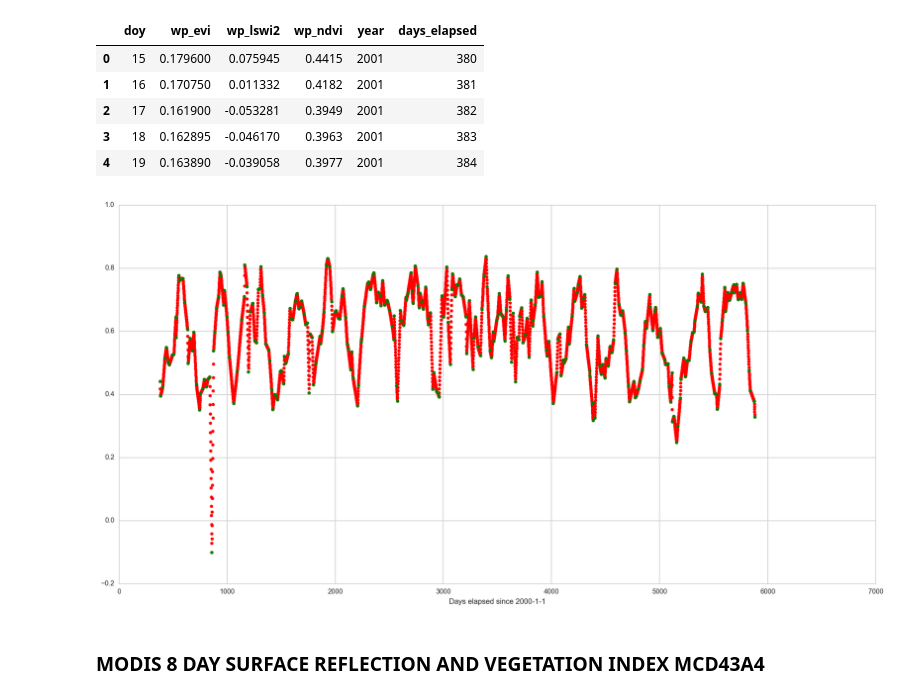
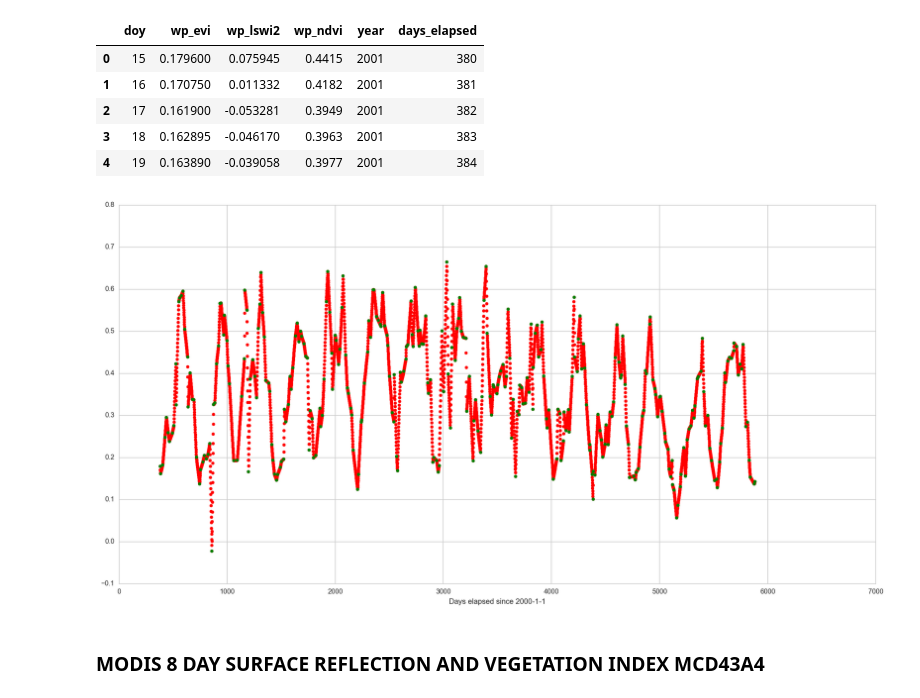
Before and after one commit to bsuper/biomet, a Jupyter notebook: notebooks/plot_interpolation.ipynb, the cells around one changed output. Drawn from its saved outputs; the diff is of its cells as text; code cells hidden in the pictures.

```diff
--- a/notebooks/plot_interpolation.ipynb
+++ b/notebooks/plot_interpolation.ipynb
@@ -98,7 +98,7 @@ Processing ../data/MODIS/2016-04-20-US-Tw1-MOD13Q1.csv...
 | 3 | 58 | 0.2479 | 0.090129 | 0.5155 | 2001 | 423 |
 | 4 | 72 | 0.2956 | 0.049877 | 0.5489 | 2001 | 437 |
 # %%
-df_srvi_interpolated = utils.process_modis_reflectance_veg_index(WESTPOND_REFL_VEG_IDX, prefix="wp", interpolate_missing=True, method='linear', order=1)
+df_srvi_interpolated = utils.process_modis_reflectance_veg_index(WESTPOND_REFL_VEG_IDX, prefix="wp", interpolate_missing=True, method='linear', order=5)
 df_srvi_interpolated["days_elapsed"] = utils.create_days_elapsed_series(df_srvi_interpolated["year"], df_srvi_interpolated["doy"])
 df_srvi_interpolated.head()
 # %% [output]
@@ -110,12 +110,12 @@ Processing ../data/MODIS/2016-04-20-US-Tw1-MOD13Q1.csv...
 | 3 | 18 | 0.162895 | -0.046170 | 0.3963 | 2001 | 383 |
 | 4 | 19 | 0.163890 | -0.039058 | 0.3977 | 2001 | 384 |
 # %%
-plt.scatter(df_srvi_interpolated["days_elapsed"], df_srvi_interpolated["wp_ndvi"], color="red")
-plt.scatter(df_srvi["days_elapsed"], df_srvi["wp_ndvi"], color="green")
+plt.scatter(df_srvi_interpolated["days_elapsed"], df_srvi_interpolated["wp_evi"], color="red")
+plt.scatter(df_srvi["days_elapsed"], df_srvi["wp_evi"], color="green")
 plt.xlabel("Days elapsed since 2000-1-1")
 plt.show()
 # %% [output]
-[figure, old version]
+[figure, new version]
 # %% [markdown]
 ### MODIS 8 DAY SURFACE REFLECTION AND VEGETATION INDEX MCD43A4
 # %%
```
